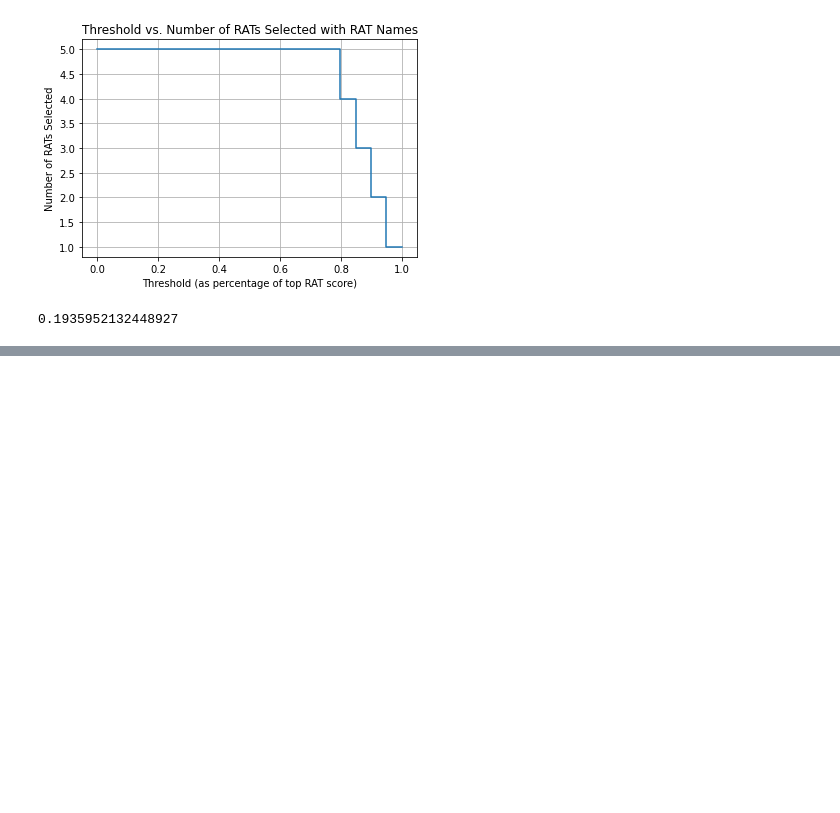
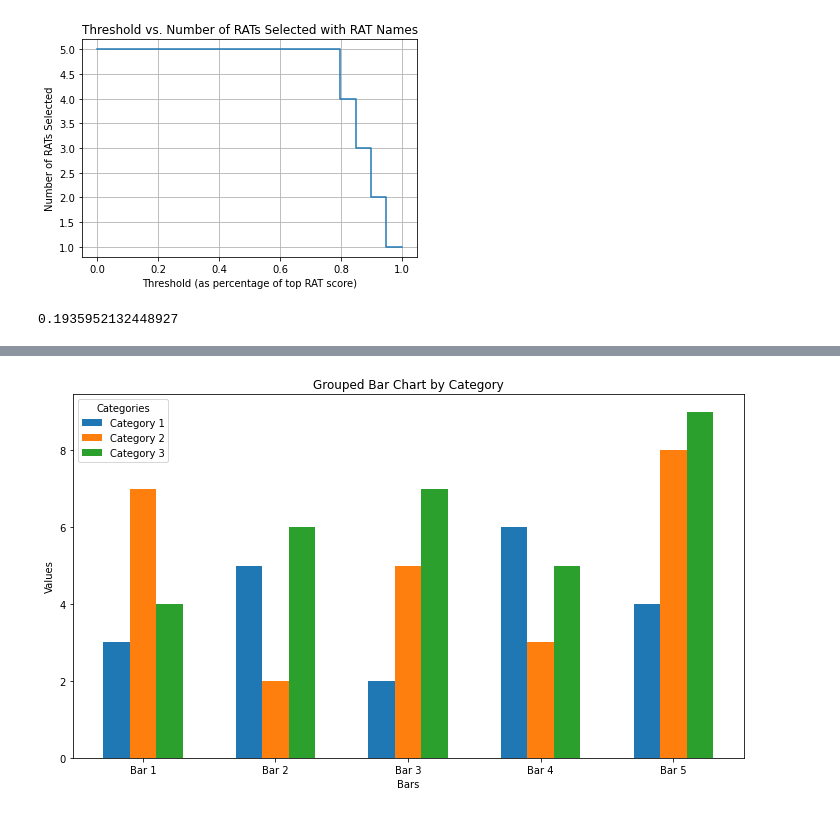
Before and after one commit to nkosinathintuli/hierarchical-NSA, a Jupyter notebook: experiments.ipynb, the cells around one changed output, grey strips where cells are left out. Drawn from its saved outputs; the diff is of its cells as text; code cells hidden in the pictures; blank space fills up the shorter version.

```diff
--- a/experiments.ipynb
+++ b/experiments.ipynb
@@ -326,0 +387,38 @@ allthings
+# %%
+import matplotlib.pyplot as plt
+import numpy as np
+
+# Sample data
+categories = ['Category 1', 'Category 2', 'Category 3']
+data = {
+    'Category 1': [3, 5, 2, 6, 4],
+    'Category 2': [7, 2, 5, 3, 8],
+    'Category 3': [4, 6, 7, 5, 9]
+}
+
+# Number of bars in each category
+num_bars = len(data['Category 1'])
+bar_width = 0.2  # Width of each bar
+
+# Set up positions for each category's bars
+x = np.arange(num_bars)  # x positions for the bars
+
+# Create the bar chart
+plt.figure(figsize=(10, 6))
+
+# Plot each category's bars
+for i, (category, values) in enumerate(data.items()):
+    plt.bar(x + i * bar_width, values, width=bar_width, label=category)
+
+# Add labels, title, and legend
+plt.xlabel('Bars')
+plt.ylabel('Values')
+plt.title('Grouped Bar Chart by Category')
+plt.xticks(x + bar_width, [f'Bar {i+1}' for i in range(num_bars)])  # Set x-ticks
+plt.legend(title='Categories')
+plt.tight_layout()
+
+# Show the plot
+plt.show()
+# %% [output]
+[figure, added]
```
Also changed, not shown: parts of 3 cells of this notebook, 1 other file.
